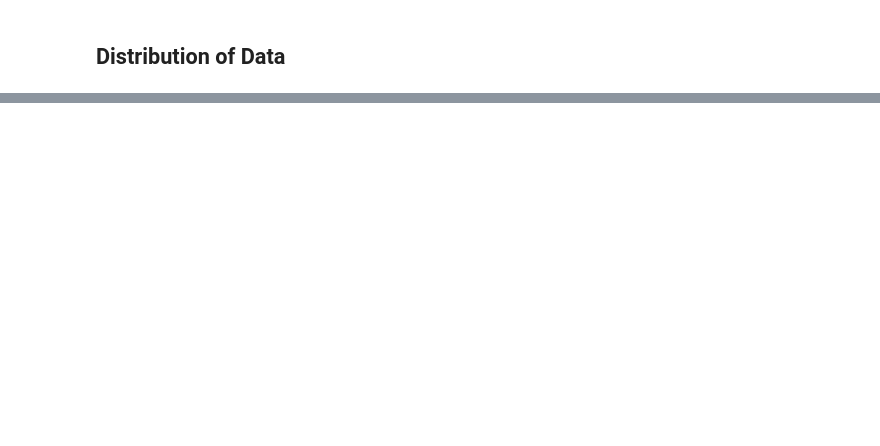
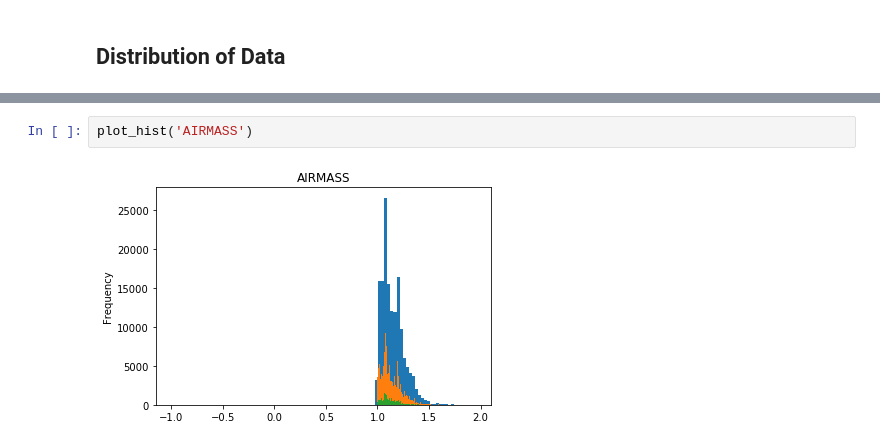
Before and after one commit to parfa30/SkyModelling, a Jupyter notebook: MetaDataEval.ipynb, the cells around one changed output, grey strips where cells are left out. Saved outputs shown, nothing was run; the diff lists cells and outputs as text; blank space fills up the shorter version.

```diff
--- a/MetaDataEval.ipynb
+++ b/MetaDataEval.ipynb
@@ -162,0 +91,4 @@ plt.ylabel("2800 MHz Solar Flux")
+# %%
+plot_hist('AIRMASS')
+# %% [output]
+[figure, added]
```
Also changed, not shown: parts of 51 cells of this notebook, 3 other files.
